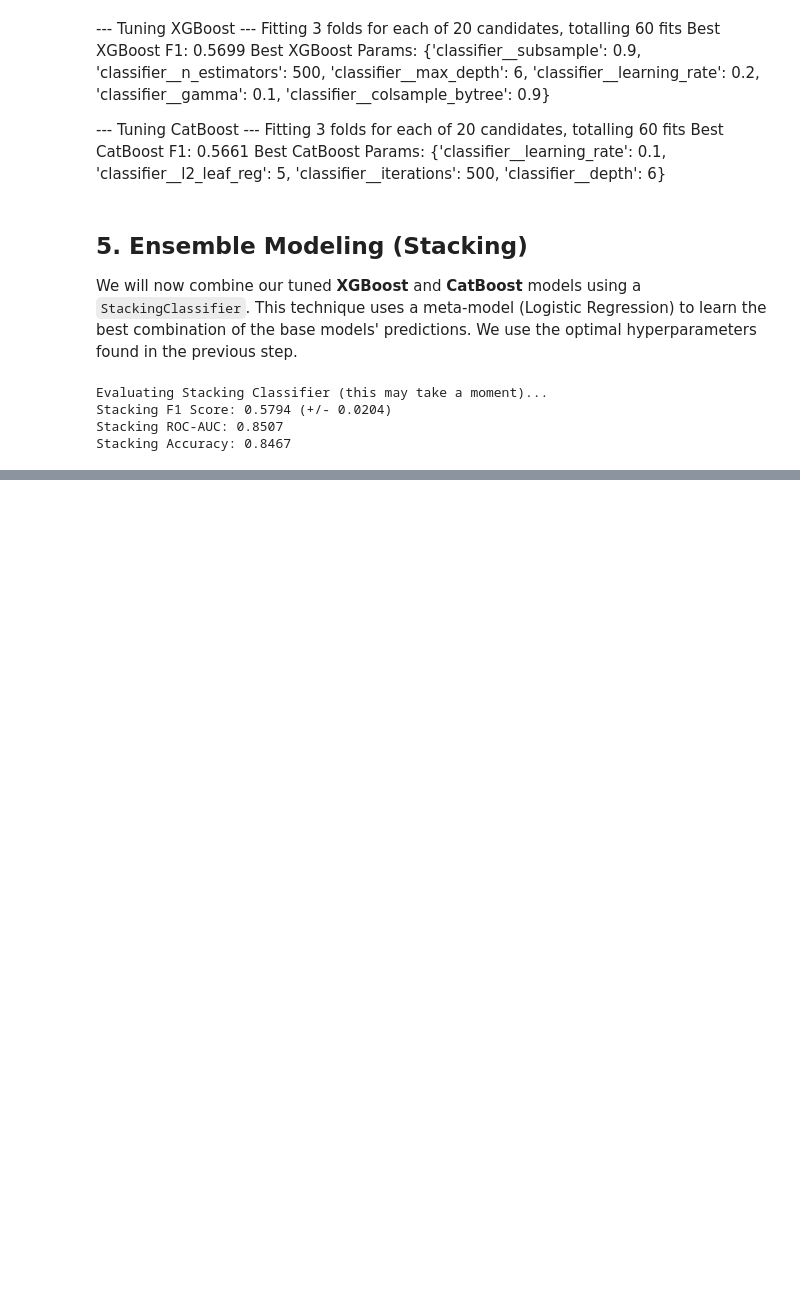
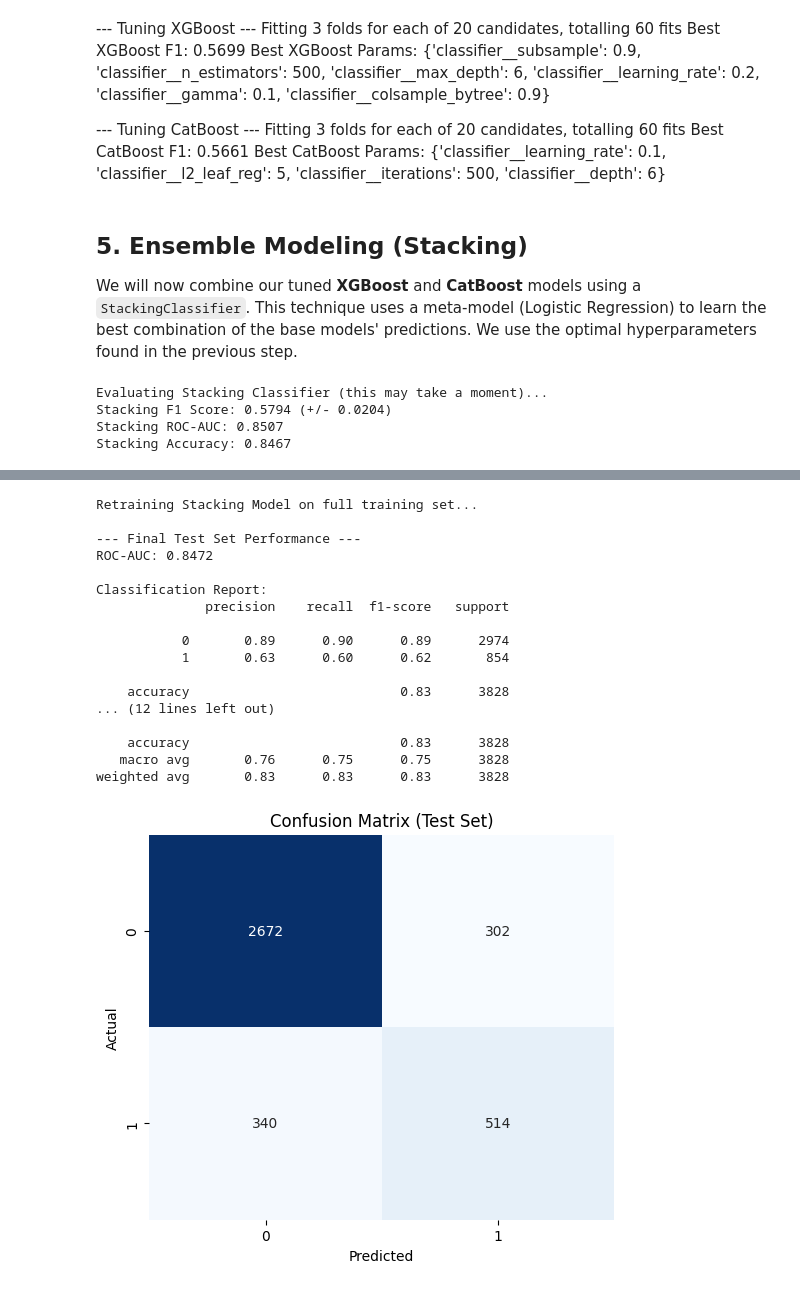
Before and after one commit to RaynorEtienn/Python4DataScience, a Jupyter notebook: Project/notebooks/Modeling.ipynb, the cells around one changed output, grey strips where cells are left out. Drawn from its saved outputs; the diff is of its cells as text; code cells hidden in the pictures; blank space fills up the shorter version.

```diff
--- a/Project/notebooks/Modeling.ipynb
+++ b/Project/notebooks/Modeling.ipynb
@@ -312,0 +372,44 @@ Stacking Accuracy: 0.8467
+# %%
+from sklearn.metrics import classification_report, confusion_matrix, roc_auc_score
+
+# 1. Retrain on Full Training Set
+print("Retraining Stacking Model on full training set...")
+stacking_clf.fit(X_train, y_train)
+
+# 2. Predict on Test Set
+y_test_probs = stacking_clf.predict_proba(X_test)[:, 1]  # type: ignore
+y_test_pred = (y_test_probs >= optimal_threshold).astype(int)
+
+# 3. Final Metrics
+print("\n--- Final Test Set Performance ---")
+print(f"ROC-AUC: {roc_auc_score(y_test, y_test_probs):.4f}")
+print("\nClassification Report:")
+print(classification_report(y_test, y_test_pred))
+
+# 4. Confusion Matrix
+cm = confusion_matrix(y_test, y_test_pred)
+plt.figure(figsize=(6, 5))
+sns.heatmap(cm, annot=True, fmt='d', cmap='Blues', cbar=False)
+plt.title('Confusion Matrix (Test Set)')
+plt.xlabel('Predicted')
+plt.ylabel('Actual')
+plt.show()
+# %% [output]
+Retraining Stacking Model on full training set...
+
+--- Final Test Set Performance ---
+ROC-AUC: 0.8472
+
+Classification Report:
+              precision    recall  f1-score   support
+
+           0       0.89      0.90      0.89      2974
+           1       0.63      0.60      0.62       854
+
+    accuracy                           0.83      3828
+... (12 lines left out)
+
+    accuracy                           0.83      3828
+   macro avg       0.76      0.75      0.75      3828
+weighted avg       0.83      0.83      0.83      3828
+[figure, added]
```
Also changed, not shown: parts of 3 cells of this notebook.
